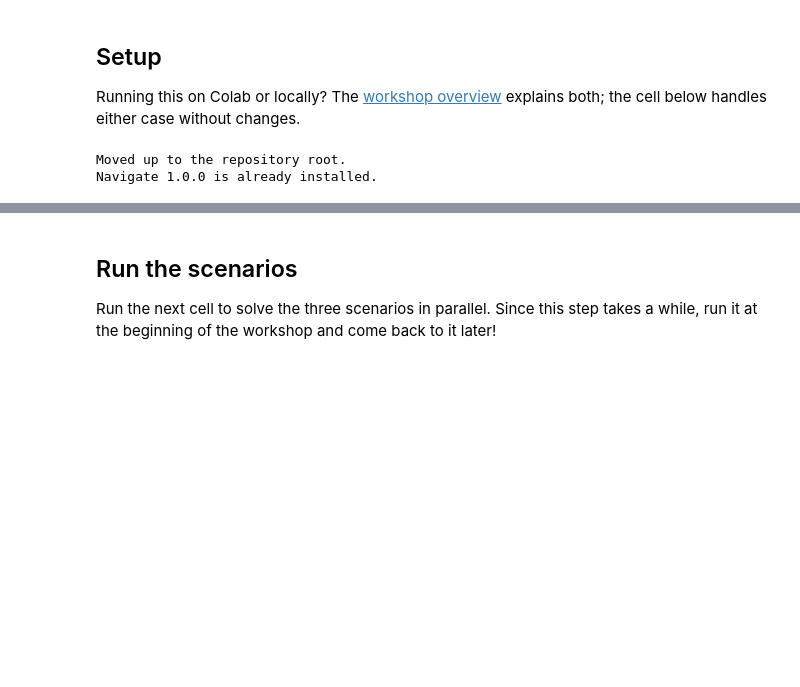
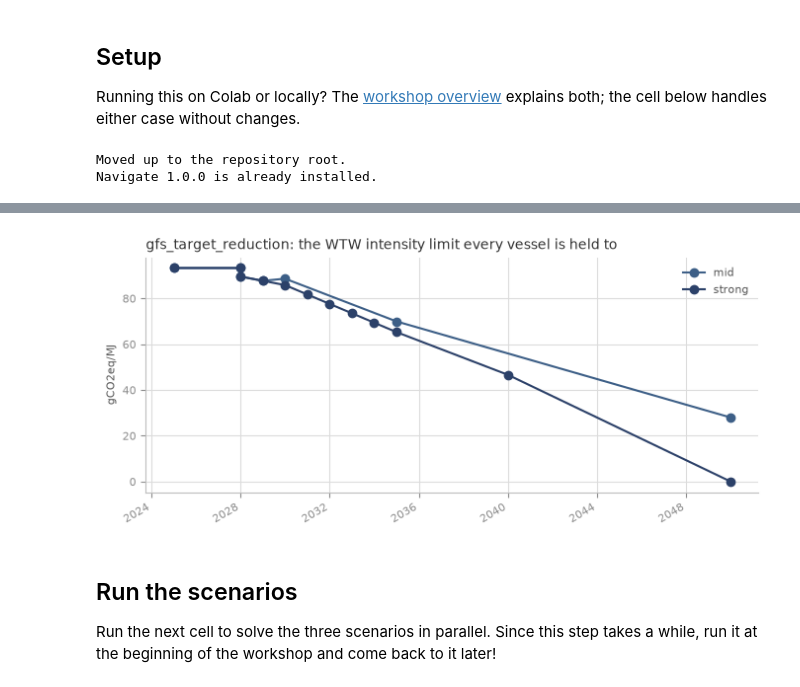
Before and after one commit to zerocarbonshipping/navigate-zcs, a Jupyter notebook: docs/workshop/04-run-our-reference-scenarios.ipynb, the cells around one changed output, grey strips where cells are left out. Cells and saved outputs as stored; diff of their text form; code cells hidden in the pictures; blank space fills up the shorter version.

```diff
--- a/docs/workshop/04-run-our-reference-scenarios.ipynb
+++ b/docs/workshop/04-run-our-reference-scenarios.ipynb
@@ -87,0 +214,75 @@ Navigate 1.0.0 is already installed.
+# %%
+# @title Read the scenario assumptions
+import argparse
+from pathlib import Path
+
+import pandas as pd
+from navigate.manager import SimulationManager
+
+# Same arguments the CLI would build from `-d ./assumptions`. No `-e`, because we
+# are not calling manager.run() at all.
+PARSE_ARGS = argparse.Namespace(data_dir=Path("./assumptions"), solver=None)
+
+
+def parse_scenario(name):
+    """Read a scenario deck's nodes without solving it."""
+    m = SimulationManager()
+    m.read_deck(Path(f"simulations/scenarios/{name}/{name}.nav"), PARSE_ARGS)
+    return m
+
+
+def forecast_to_frame(name, nodes):
+    """A Forecast node's resolved (date, value) table, as in notebook 2."""
+    node = nodes.forecasts[name]
+    return pd.DataFrame({"date": pd.to_datetime(node.get_x_date()),
+                         "value": [node.calculate(x) for x in node.get_x()]})
+
+
+mid = parse_scenario("basecase_mid_regulation")
+strong = parse_scenario("basecase_strong_regulation")
+
+print(f"basecase_mid_regulation resolves {len(mid.nodes.forecasts)} Forecast, "
+      f"{len(mid.nodes.curves)} Curve, {len(mid.nodes.timetables)} Timetable and "
+      f"{len(mid.nodes.surfaces)} Surface nodes\n")
+
+# the global prices every scenario shares
+for name, label in [("fossil_fuel_oil_price_global", "Fuel oil (USD/ton)"),
+                    ("liquefied_natural_gas_price_global", "LNG (USD/ton)"),
+                    ("electricity_cost_europe_mid", "European electricity (USD/MWh)")]:
+    df = forecast_to_frame(name, mid.nodes)
+    print(f"  {label:32} {df['value'].iloc[0]:7.1f} ({df['date'].iloc[0].year})"
+          f"  ->  {df['value'].iloc[-1]:7.1f} ({df['date'].iloc[-1].year})")
+
+# and the two regulatory assumptions that separate the scenarios
+print("\nwhat the two regulation scenarios ask for, by 2050:")
+for name, label, unit in [("gfs_target_reduction", "GHG intensity limit", "gCO2eq/MJ"),
+                          ("gfs_remedial_unit", "penalty for missing it", "USD/t")]:
+    for scenario_name, nodes in (("mid", mid.nodes), ("strong", strong.nodes)):
+        df = forecast_to_frame(name, nodes)
+        print(f"  {label:24} {scenario_name:7} {df['value'].iloc[-1]:7.1f} {unit}")
+
+# The .inc tables hold a fraction of the 2025 intensity, but the node also sets
+# Multiplier = 93.3 and `calculate()` applies it, so everything printed and plotted
+# here is already an absolute well-to-wake intensity in gCO2eq/MJ.
+
+# the same two scenario colours the comparison figure at the end of this
+# notebook uses, so "strong" is the same blue in both
+ax = forecast_to_frame("gfs_target_reduction", mid.nodes).plot(
+    x="date", y="value", marker="o", label="mid", figsize=(8, 3.5),
+    color=scen_colour("basecase_mid_regulation"))
+forecast_to_frame("gfs_target_reduction", strong.nodes).plot(
+    x="date", y="value", marker="o", label="strong", ax=ax,
+    color=scen_colour("basecase_strong_regulation"))
+ax.set_title("gfs_target_reduction: the WTW intensity limit every vessel is held to",
+             fontsize=10, color=INK, loc="left")
+ax.set_xlabel("")
+ax.set_ylabel("gCO2eq/MJ", fontsize=8, color=SUBINK)
+ax.legend(fontsize=8, frameon=False, labelcolor=SUBINK)
+ax.grid(color=GRID, lw=0.8)
+ax.set_axisbelow(True)
+ax.tick_params(colors=TICK, labelsize=8)
+for side in ("top", "right"):
+    ax.spines[side].set_visible(False)
+for side in ("left", "bottom"):
+    ax.spines[side].set_color(AXIS)
+# %% [output]
@@ -88,3 +306,4 @@ Navigate 1.0.0 is already installed.
+[figure, added]
 # %% [markdown]
 ## Run the scenarios
 
```
Also changed, not shown: parts of 8 cells of this notebook, 2 other files.
